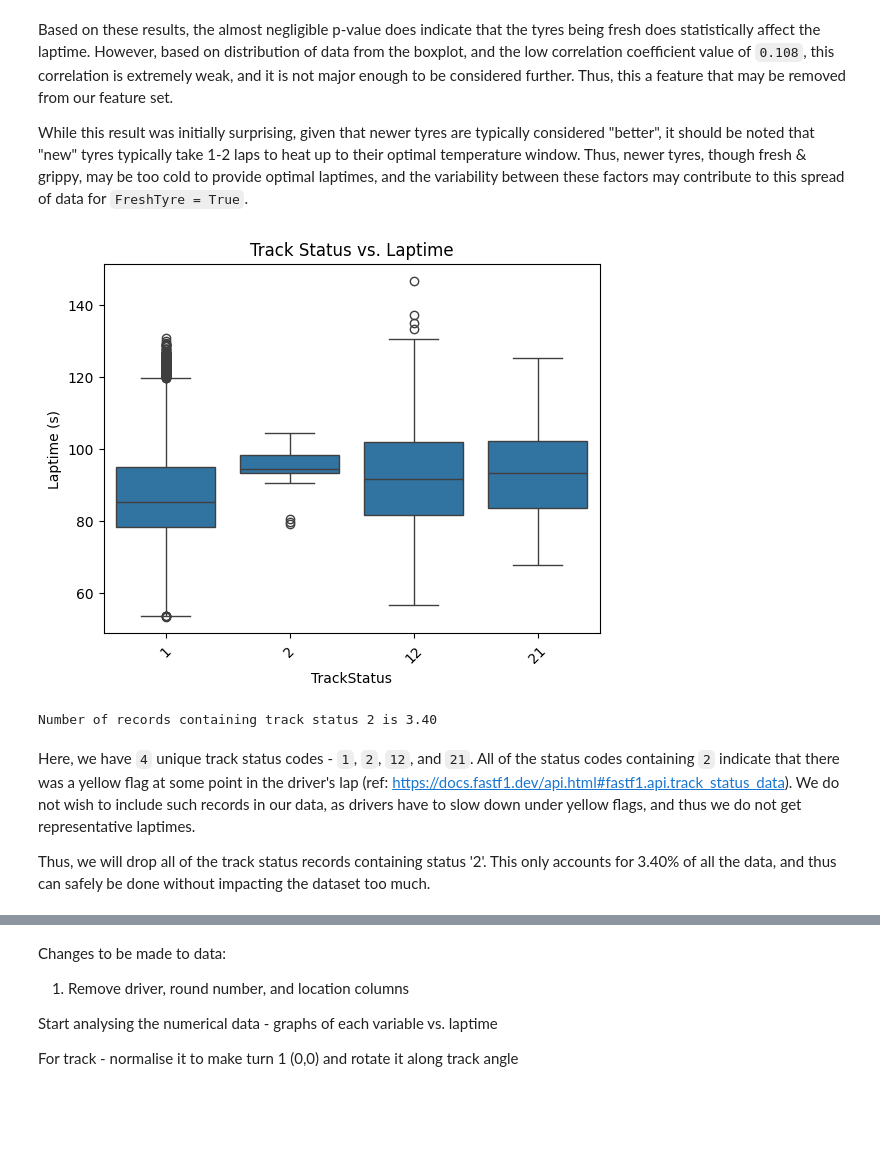
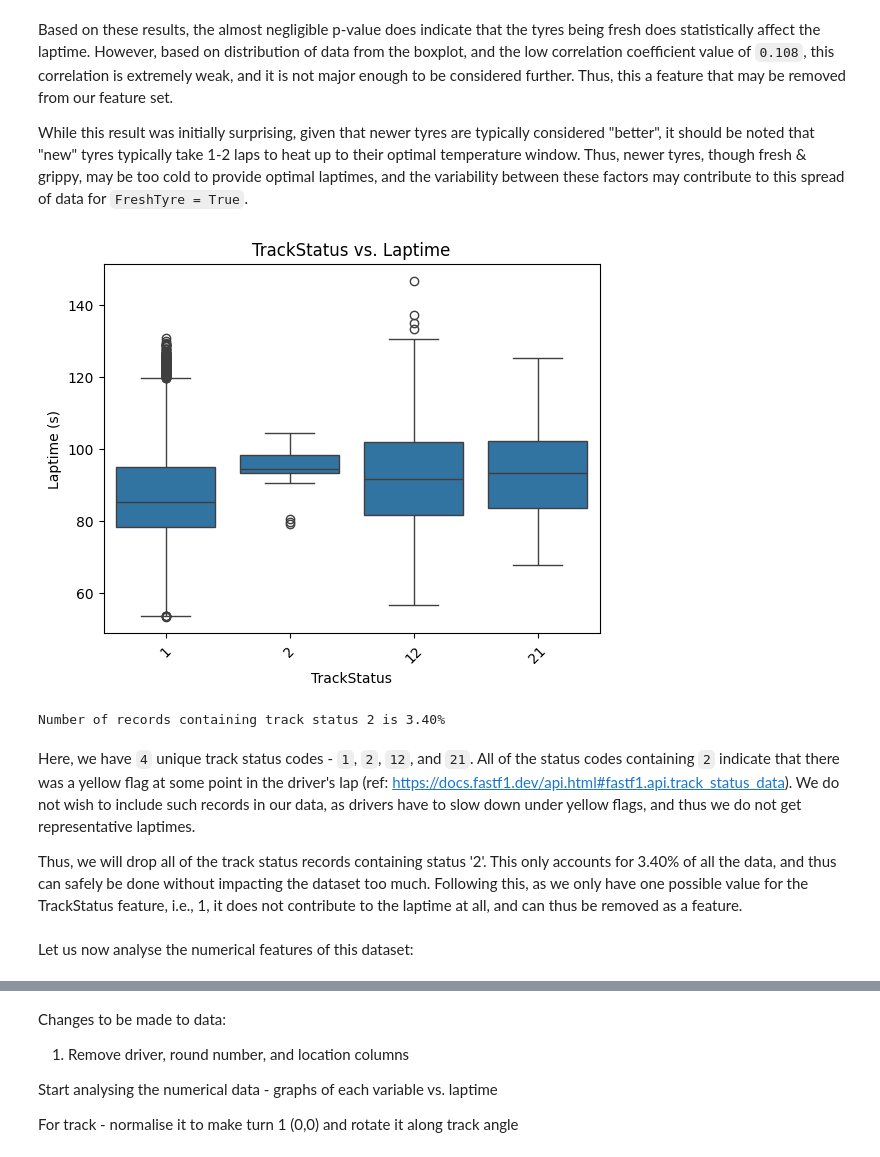
Before and after one commit to AngadK89/laptime_project, a Jupyter notebook: preprocessing.ipynb, the cells around one changed output, grey strips where cells are left out. Cells and saved outputs as stored; diff of their text form; code cells hidden in the pictures; blank space fills up the shorter version.

```diff
--- a/preprocessing.ipynb
+++ b/preprocessing.ipynb
@@ -88,6 +48,14 @@ The categorical variables in this feature set are:
 - Track Status
 
 Let us now analyse the correlations between each of these variables and the laptime.
+# %%
+def boxplot(df, feature, order=None):
+    sns.boxplot(df, x=feature, y='LapTime', order=order)
+
+    plt.title(f"{feature} vs. Laptime")
+    plt.ylabel("Laptime (s)")
+    plt.xticks(rotation=45)
+    plt.show()
 # %%
 # Analysing the impact of different compounds on laptimes
 
@@ -291,22 +227,15 @@ data.drop("FreshTyre", axis=1, inplace=True)
 # %%
 # Analysing the correlation between the track status and laptimes.
 
-track_status = data.pivot(columns='TrackStatus', values='LapTime').melt(var_name='TrackStatus', value_name='Laptime')
-
-sns.boxplot(track_status, x='TrackStatus', y='Laptime')
-
-plt.title("Track Status vs. Laptime")
-plt.ylabel("Laptime (s)")
-plt.xticks(rotation=45)
-plt.show()
+boxplot(data, "TrackStatus")
 
 print("Number of records containing track status 2 is {:.2f}%".format(len(data[data['TrackStatus'] > 1]) / len(data) * 100))
 # %% [output]
-[figure, old version]
+[figure, new version]
-Number of records containing track status 2 is 3.40
+Number of records containing track status 2 is 3.40%
 # %% [markdown]
 Here, we have `4` unique track status codes - `1`, `2`, `12`, and `21`. All of the status codes containing `2` indicate that there was a yellow flag at some point in the driver's lap (ref: https://docs.fastf1.dev/api.html#fastf1.api.track_status_data). We do not wish to include such records in our data, as drivers have to slow down under yellow flags, and thus we do not get representative laptimes.
 
-Thus, we will drop all of the track status records containing status '2'. This only accounts for 3.40% of all the data, and thus can safely be done without impacting the dataset too much.
+Thus, we will drop all of the track status records containing status '2'. This only accounts for 3.40% of all the data, and thus can safely be done without impacting the dataset too much. Following this, as we only have one possible value for the TrackStatus feature, i.e., 1, it does not contribute to the laptime at all, and can thus be removed as a feature.
 # %%
 data = data[data['TrackStatus'] == 1]
@@ -312,0 +243,2 @@ data = data[data['TrackStatus'] == 1]
+# %% [markdown]
+Let us now analyse the numerical features of this dataset:
```
Also changed, not shown: parts of 19 cells of this notebook.
